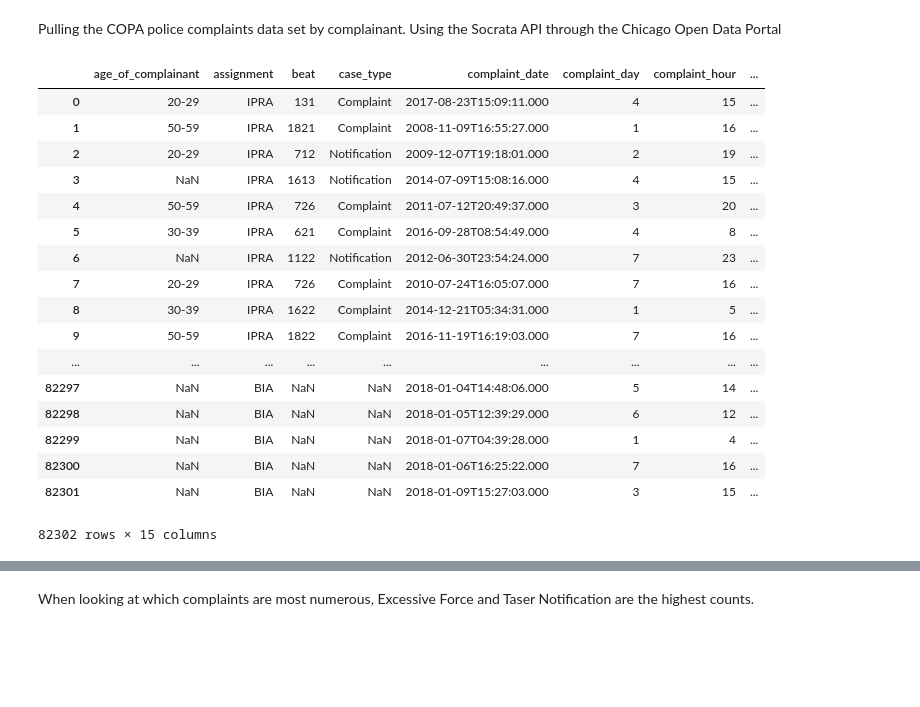
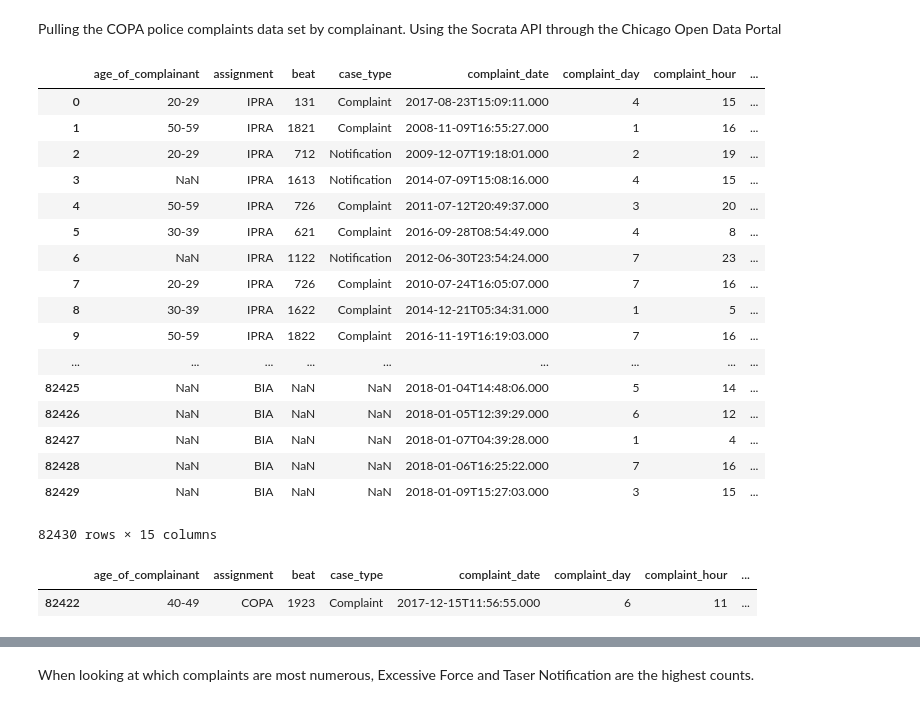
Before and after one commit to changuage/policecomplaints, a Jupyter notebook: Develop/notebooks/Data Pull and EDA.ipynb, the cells around one changed output, grey strips where cells are left out. Cells and saved outputs as stored; diff of their text form; code cells hidden in the pictures; blank space fills up the shorter version.

```diff
--- a/Develop/notebooks/Data Pull and EDA.ipynb
+++ b/Develop/notebooks/Data Pull and EDA.ipynb
@@ -10,28 +11,33 @@ Pulling the COPA police complaints data set by complainant. Using the Socrata AP
 # %%
 client = Socrata("data.cityofchicago.org", 'EjrjYzG6YAkBx7bPBzME8jD4c')
 results = client.get("w3hi-cfa4",limit = 500000)
 
 complaints = pd.DataFrame.from_records(results)
-complaints
+complaintscomplaints.loc[complaints['log_no'] == 1087829]
 # %% [output]
 |  | age_of_complainant | assignment | beat | case_type | complaint_date | complaint_day | complaint_hour | ... |
 | 0 | 20-29 | IPRA | 131 | Complaint | 2017-08-23T15:09:11.000 | 4 | 15 | ... |
 | 1 | 50-59 | IPRA | 1821 | Complaint | 2008-11-09T16:55:27.000 | 1 | 16 | ... |
 | 2 | 20-29 | IPRA | 712 | Notification | 2009-12-07T19:18:01.000 | 2 | 19 | ... |
 | 3 | NaN | IPRA | 1613 | Notification | 2014-07-09T15:08:16.000 | 4 | 15 | ... |
 | 4 | 50-59 | IPRA | 726 | Complaint | 2011-07-12T20:49:37.000 | 3 | 20 | ... |
 | 5 | 30-39 | IPRA | 621 | Complaint | 2016-09-28T08:54:49.000 | 4 | 8 | ... |
 | 6 | NaN | IPRA | 1122 | Notification | 2012-06-30T23:54:24.000 | 7 | 23 | ... |
 | 7 | 20-29 | IPRA | 726 | Complaint | 2010-07-24T16:05:07.000 | 7 | 16 | ... |
 | 8 | 30-39 | IPRA | 1622 | Complaint | 2014-12-21T05:34:31.000 | 1 | 5 | ... |
 | 9 | 50-59 | IPRA | 1822 | Complaint | 2016-11-19T16:19:03.000 | 7 | 16 | ... |
 | ... | ... | ... | ... | ... | ... | ... | ... | ... |
-| 82297 | NaN | BIA | NaN | NaN | 2018-01-04T14:48:06.000 | 5 | 14 | ... |
-| 82298 | NaN | BIA | NaN | NaN | 2018-01-05T12:39:29.000 | 6 | 12 | ... |
-| 82299 | NaN | BIA | NaN | NaN | 2018-01-07T04:39:28.000 | 1 | 4 | ... |
-| 82300 | NaN | BIA | NaN | NaN | 2018-01-06T16:25:22.000 | 7 | 16 | ... |
-| 82301 | NaN | BIA | NaN | NaN | 2018-01-09T15:27:03.000 | 3 | 15 | ... |
+| 82425 | NaN | BIA | NaN | NaN | 2018-01-04T14:48:06.000 | 5 | 14 | ... |
+| 82426 | NaN | BIA | NaN | NaN | 2018-01-05T12:39:29.000 | 6 | 12 | ... |
+| 82427 | NaN | BIA | NaN | NaN | 2018-01-07T04:39:28.000 | 1 | 4 | ... |
+| 82428 | NaN | BIA | NaN | NaN | 2018-01-06T16:25:22.000 | 7 | 16 | ... |
+| 82429 | NaN | BIA | NaN | NaN | 2018-01-09T15:27:03.000 | 3 | 15 | ... |
-82302 rows × 15 columns
+82430 rows × 15 columns
+# %%
+complaints.loc[complaints['log_no'] == '1087829']
+# %% [output]
+|  | age_of_complainant | assignment | beat | case_type | complaint_date | complaint_day | complaint_hour | ... |
+| 82422 | 40-49 | COPA | 1923 | Complaint | 2017-12-15T11:56:55.000 | 6 | 11 | ... |
 # %%
 #Extracting Year from the datetime of the complaint
 complaints.complaint_date
```
Also changed, not shown: parts of 13 cells of this notebook, 6 other files.
